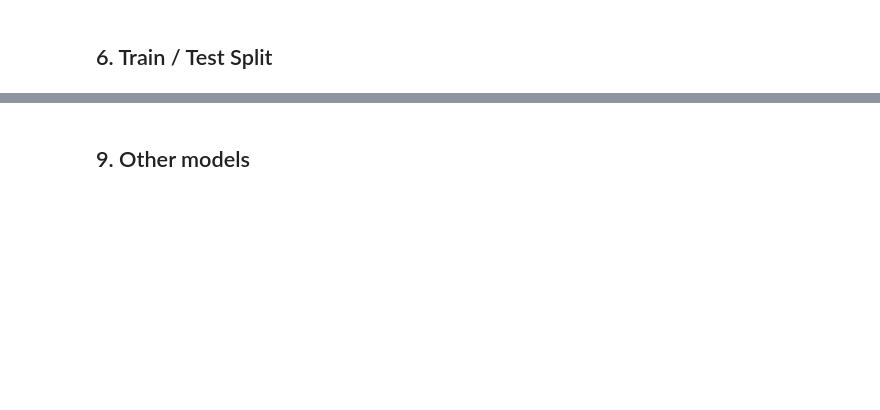
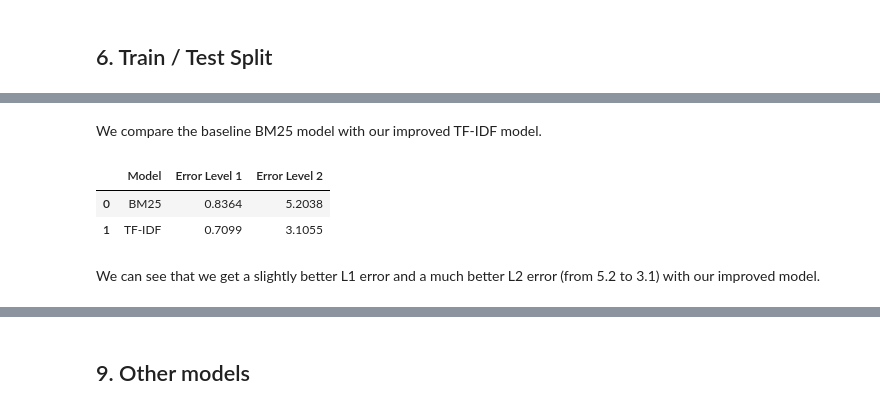
Before and after one commit to Loro67/tripadvisor-nlp-recommender, a Jupyter notebook: project_notebook.ipynb, the cells around one changed output, grey strips where cells are left out. Drawn from its saved outputs; the diff is of its cells as text; code cells hidden in the pictures; blank space fills up the shorter version.

```diff
--- a/project_notebook.ipynb
+++ b/project_notebook.ipynb
@@ -387,0 +532,9 @@ def retrieve_bm25(review_to_score: str) -> np.ndarray:
+# %%
+# Build BM25 index on test candidates
+test_tokenized = [review.split() for review in test_data["reviews"]]
+bm25_index = BM25Okapi(test_tokenized)
+
+def retrieve_bm25(review_to_score: str) -> np.ndarray:
+    """Return test indices ranked by BM25 score (highest first)."""
+    scores = bm25_index.get_scores(review_to_score.split())
+    return np.argsort(scores)[::-1]
@@ -387,0 +543,8 @@ def retrieve_bm25(review_to_score: str) -> np.ndarray:
+# %%
+# Compute BM25 rankings for all queries
+bm25_rankings = np.array([
+    retrieve_bm25(row["reviews"])
+    for _, row in tqdm(train_data.iterrows(), total=len(train_data), desc="BM25")
+])
+
+bm25_result = evaluate_model("BM25 (baseline)", bm25_rankings)
@@ -626,0 +611,8 @@ results
+# %%
+# Build our main TF-IDF model: using bigrams, sublinear and 50k features
+tfidf_rankings, tfidf_vectorizer, train_matrix, test_matrix = build_tfidf_rankings(
+    ngram_range=(1, 2), sublinear_tf=True, max_features=50_000
+)
+print(f"TF-IDF matrix: train {train_matrix.shape}, test {test_matrix.shape}")
+
+tfidf_result = evaluate_model("TF-IDF (bigrams, sublinear, 50k)", tfidf_rankings)
@@ -626,0 +629,15 @@ results
+# %% [markdown]
+We compare the baseline BM25 model with our improved TF-IDF model.
+# %%
+results = pd.DataFrame({
+    "Model": ["BM25 ", "TF-IDF"],
+    "Error Level 1": [bm25_result["Error L1"], tfidf_result["Error L1"]],
+    "Error Level 2": [bm25_result["Error L2"], tfidf_result["Error L2"]],
+})
+results
+# %% [output]
+|  | Model | Error Level 1 | Error Level 2 |
+| 0 | BM25 | 0.8364 | 5.2038 |
+| 1 | TF-IDF | 0.7099 | 3.1055 |
+# %% [markdown]
+We can see that we get a slightly better L1 error and a much better L2 error (from 5.2 to 3.1) with our improved model.
```
Also changed, not shown: parts of 57 cells of this notebook, 1 other file.
